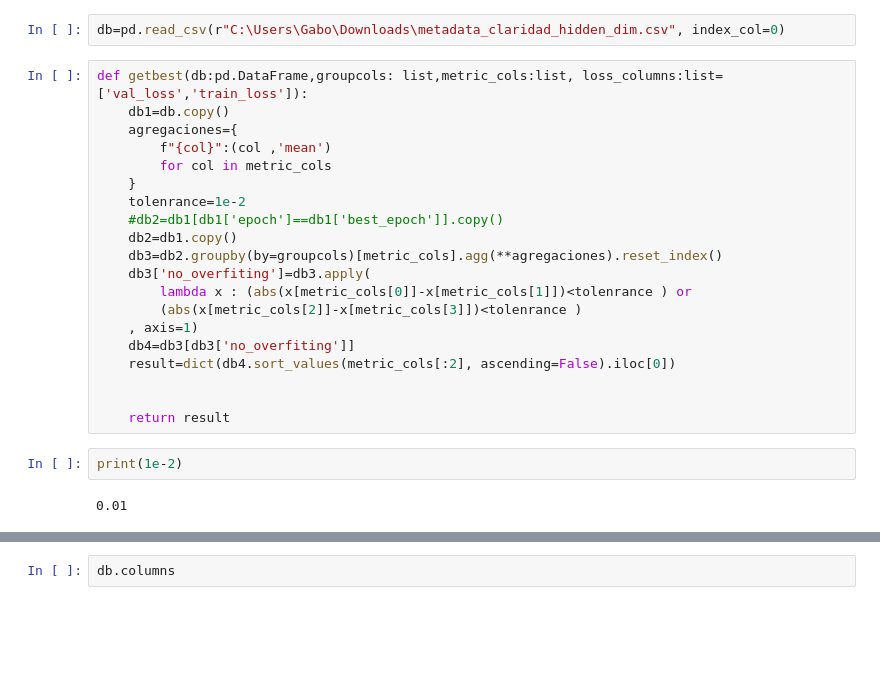
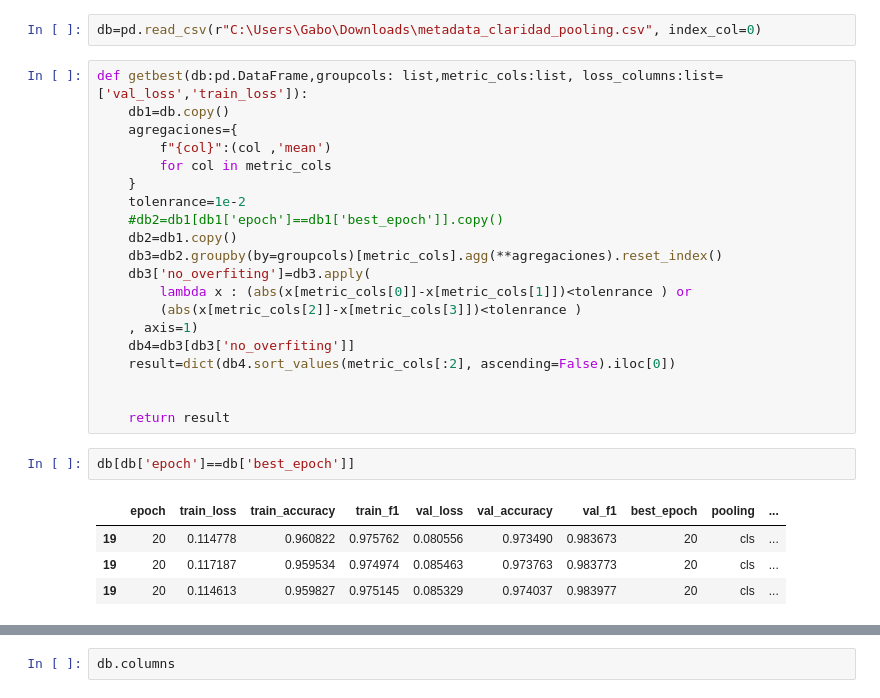
Before and after one commit to ElGabo26/papaerRLAIF, a Jupyter notebook: codTraining/cabezales/testgetbest.ipynb, the cells around one changed output, grey strips where cells are left out. Cells and saved outputs as stored; diff of their text form; blank space fills up the shorter version.

```diff
--- a/codTraining/cabezales/testgetbest.ipynb
+++ b/codTraining/cabezales/testgetbest.ipynb
@@ -1,7 +1,7 @@
 # %%
 import pandas as pd
 # %%
-db=pd.read_csv(r"C:\Users\Gabo\Downloads\metadata_claridad_hidden_dim.csv", index_col=0)
+db=pd.read_csv(r"C:\Users\Gabo\Downloads\metadata_claridad_pooling.csv", index_col=0)
 # %%
 def getbest(db:pd.DataFrame,groupcols: list,metric_cols:list, loss_columns:list=['val_loss','train_loss']):
     db1=db.copy()
@@ -23,6 +23,9 @@ def getbest(db:pd.DataFrame,groupcols: list,metric_cols:list, loss_columns:list=
 
     return result
 # %%
-print(1e-2)
+db[db['epoch']==db['best_epoch']]
 # %% [output]
-0.01
+|  | epoch | train_loss | train_accuracy | train_f1 | val_loss | val_accuracy | val_f1 | best_epoch | pooling | ... |
+| 19 | 20 | 0.114778 | 0.960822 | 0.975762 | 0.080556 | 0.973490 | 0.983673 | 20 | cls | ... |
+| 19 | 20 | 0.117187 | 0.959534 | 0.974974 | 0.085463 | 0.973763 | 0.983773 | 20 | cls | ... |
+| 19 | 20 | 0.114613 | 0.959827 | 0.975145 | 0.085329 | 0.974037 | 0.983977 | 20 | cls | ... |
```
Also changed, not shown: parts of 1 cell of this notebook, 1 other file.
